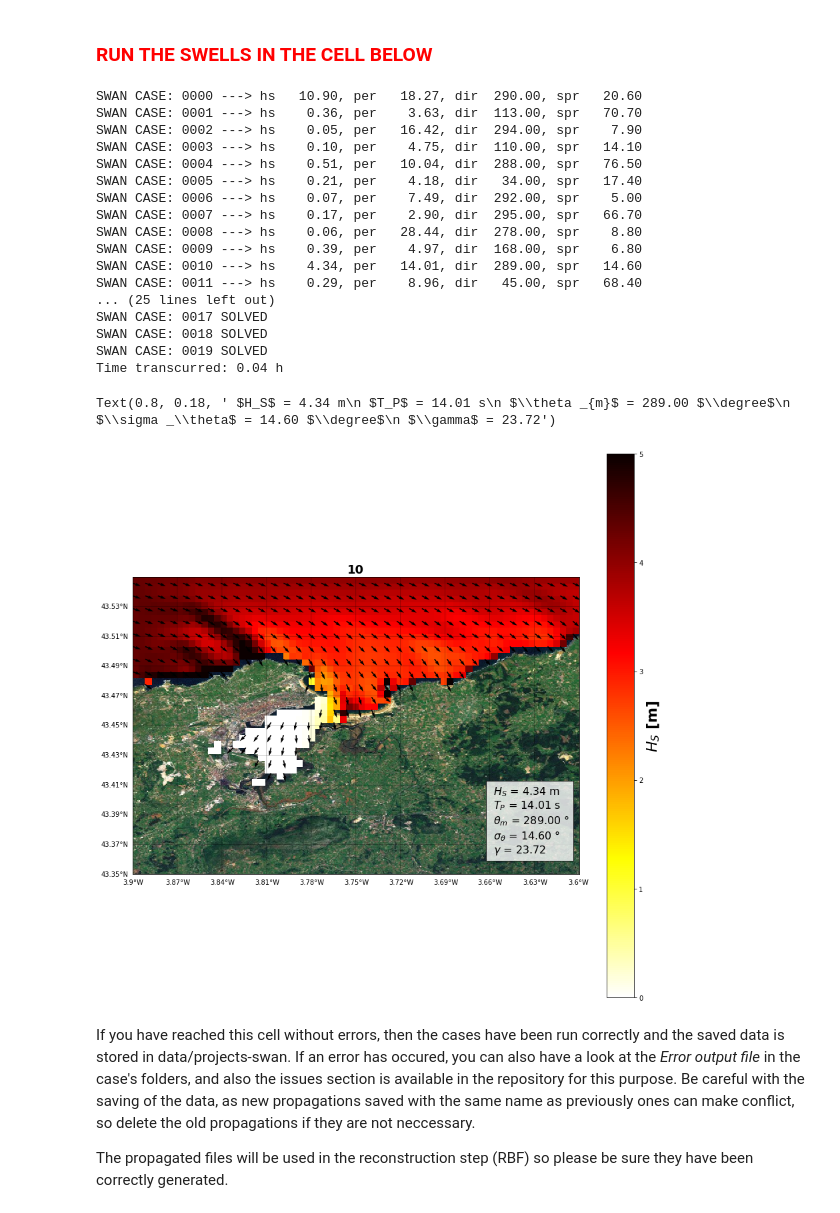
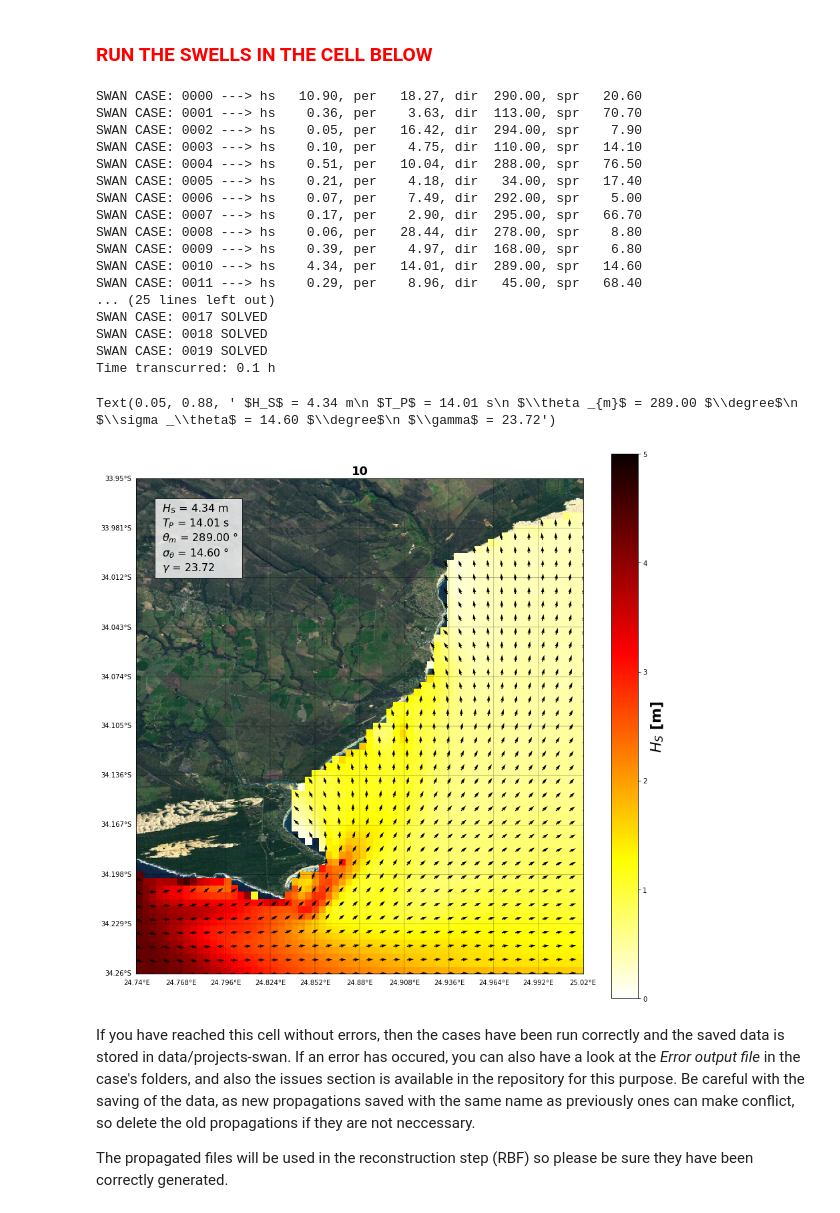
Before and after one commit to javitausia/DeliWaves, a Jupyter notebook: swan/swan_notebook.ipynb, the cells around one changed output. Cells and saved outputs as stored; diff of their text form; code cells hidden in the pictures.

```diff
--- a/swan/swan_notebook.ipynb
+++ b/swan/swan_notebook.ipynb
@@ -355,19 +352,19 @@ None
 # --------------------------------------------------------------------------- #
 # ----------------  EDIT ONLY THIS PART  ------------------------------------ #
 # --------------------------------------------------------------------------- #
-name = 'CAN' # please choose a short name (max 3 letters)
+name = 'SAF' # please choose a short name (max 3 letters)
 # Coordinates section
 # Place the coordinates as they are proportioned in Google Maps
-ini_lon = -3.9
-end_lon = -3.6
-ini_lat = 43.35
-end_lat = 43.55
+ini_lon = 24.74
+end_lon = 25.02
+ini_lat = -34.26
+end_lat = -33.95
 # --------------------------------------------------------------------------- #
 # ----------------  END EDIT  ----------------------------------------------- #
 # %%
 # --------------------------------------------------------------------------- #
 # depth auto-selection
-p_depth = op.join(p_data, 'bathymetry', 'gebco_2020_n44.0_s43.0_w-4.5_e-2.5.nc')
+p_depth = op.join(p_data, 'bathymetry', 'gebco_2020_n-33.0_s-35.0_w24.0_e26.0.nc') # downloaded bathy
 depth = xr.open_dataset(p_depth)
 depth = depth.sel(lat=slice(ini_lat,end_lat)).sel(lon=slice(ini_lon,end_lon))
 x_point = len(depth.lon.values)
@@ -456,7 +453,7 @@ SWAN CASE: 0011 ---> hs    0.29, per    8.96, dir   45.00, spr   68.40
 SWAN CASE: 0017 SOLVED
 SWAN CASE: 0018 SOLVED
 SWAN CASE: 0019 SOLVED
-Time transcurred: 0.04 h
+Time transcurred: 0.1 h
 # %%
 # Select the case to plot
 case = 10
@@ -488,36 +485,36 @@ P = plt.pcolor(X, Y, hsig, cmap='hot_r', vmin=0, vmax=5)
 PC = plt.colorbar(P)
 PC.set_label('$H_{S}$ [m]', fontsize=22, fontweight='bold')
 # --------------------------------------------------------------------------- #
 # Dir, Dspr and Tp
 dir_step = 2 # not all arrows are plotted
 xx = xx[::dir_step]
 yy = yy[::dir_step]
 X, Y = np.meshgrid(xx, yy)
 dirr = waves_propagated.sel(case=case).Dir.values.T
 dirr = (dirr*np.pi/180)[::dir_step,::dir_step]
 perr = waves_propagated.sel(case=case).TPsmoo.values.T
 perr = perr[::dir_step,::dir_step]
 U = -(np.sin(dirr) * perr)
 V = -(np.cos(dirr) * perr)
 plt.quiver(X, Y, U, V, color='k')
 plt.xticks([])
 plt.yticks([])
 
 textstr = '\n'.join((
         r' $H_S$ = %.2f m' % (waves_case['hs'], ),
         r' $T_P$ = %.2f s' % (waves_case['per'], ),
         r' $\theta _{m}$ = %.2f $\degree$' % (waves_case['dir'], ),
         r' $\sigma _\theta$ = %.2f $\degree$' % (waves_case['spr'], ),
         r' $\gamma$ = %.2f' % (waves_case['gamma'], )))
-plt.text(0.8, 0.18, textstr,
+plt.text(0.05, 0.88, textstr,
          {'color': 'k', 'fontsize': 16},
          horizontalalignment='left',
          verticalalignment='center',
          transform=plt.gca().transAxes,
          bbox={'facecolor': 'white', 'alpha': 0.8, 'pad': 6})
 # %% [output]
-Text(0.8, 0.18, ' $H_S$ = 4.34 m\n $T_P$ = 14.01 s\n $\\theta _{m}$ = 289.00 $\\degree$\n $\\sigma _\\theta$ = 14.60 $\\degree$\n $\\gamma$ = 23.72')
+Text(0.05, 0.88, ' $H_S$ = 4.34 m\n $T_P$ = 14.01 s\n $\\theta _{m}$ = 289.00 $\\degree$\n $\\sigma _\\theta$ = 14.60 $\\degree$\n $\\gamma$ = 23.72')
-[figure, old version]
+[figure, new version]
 # %% [markdown]
 If you have reached this cell without errors, then the cases have been run correctly and the saved data is stored in data/projects-swan. If an error has occured, you can also have a look at the _Error output file_ in the case's folders, and also the issues section is available in the repository for this purpose. Be careful with the saving of the data, as new propagations saved with the same name as previously ones can make conflict, so delete the old propagations if they are not neccessary.
 
```
Also changed, not shown: parts of 7 cells of this notebook, 2 other files.
